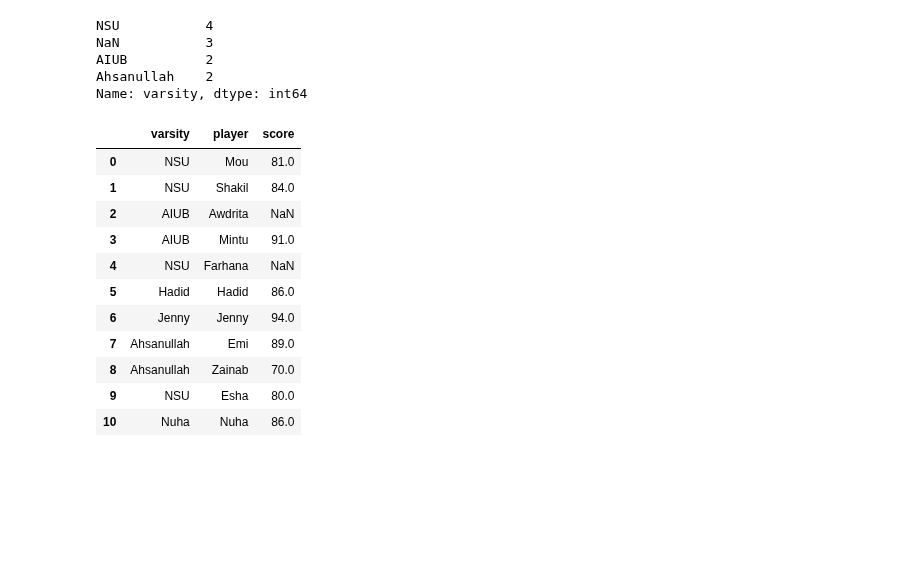
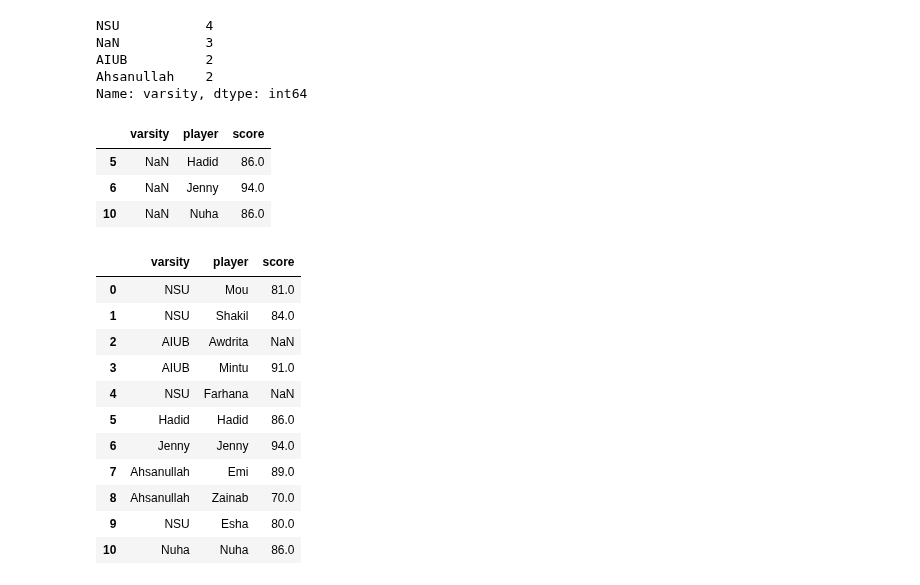
Before and after one commit to ShakilM26/Pandas, a Jupyter notebook: data-cleaning-practice/text_cleaning.ipynb, the cells around one changed output. Cells and saved outputs as stored; diff of their text form; code cells hidden in the pictures; blank space fills up the shorter version.

```diff
--- a/data-cleaning-practice/text_cleaning.ipynb
+++ b/data-cleaning-practice/text_cleaning.ipynb
@@ -39,6 +39,15 @@ NaN           3
 AIUB          2
 Ahsanullah    2
 Name: varsity, dtype: int64
+# %%
+# find the rows where are null values
+
+df[df['varsity'].isna()]
+# %% [output]
+|  | varsity | player | score |
+| 5 | NaN | Hadid | 86.0 |
+| 6 | NaN | Jenny | 94.0 |
+| 10 | NaN | Nuha | 86.0 |
 # %%
 # Sometimes we have to fill our nan value using others col value.
 
```
Also changed, not shown: parts of 1 cell of this notebook.
